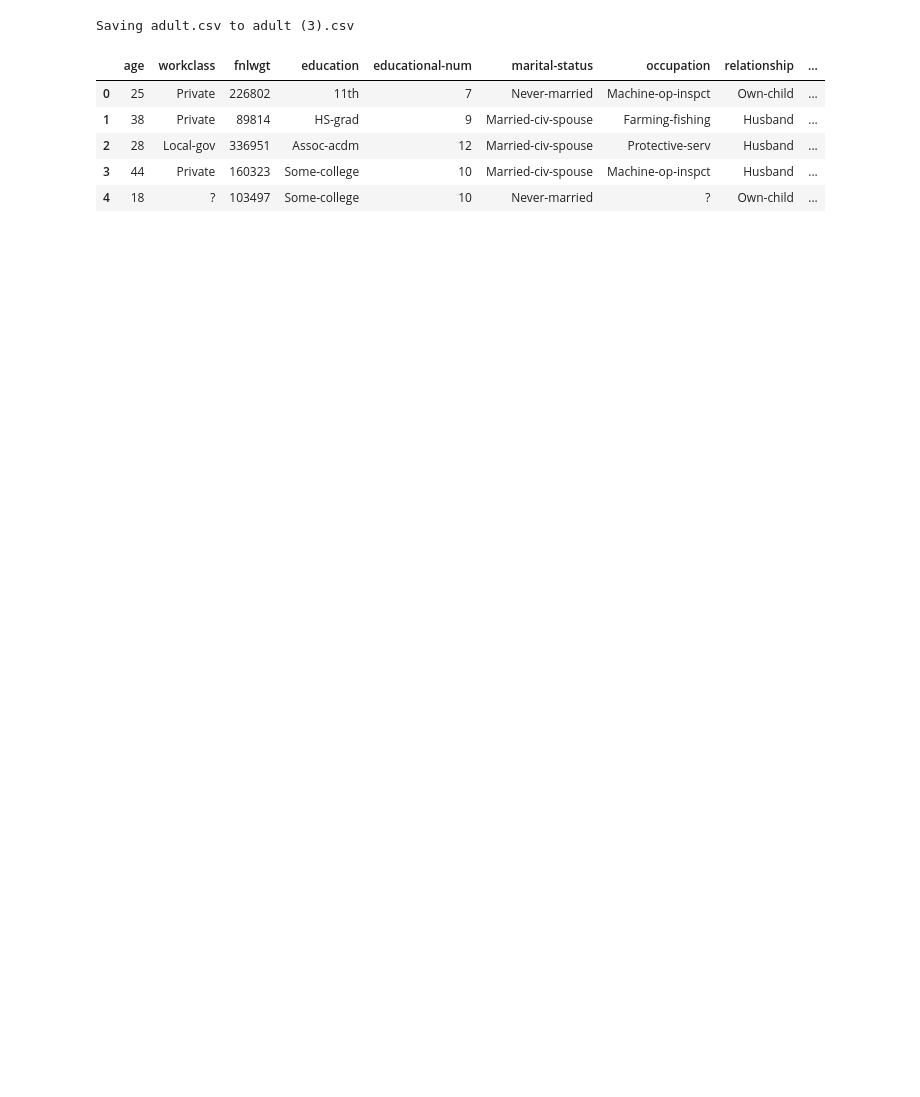
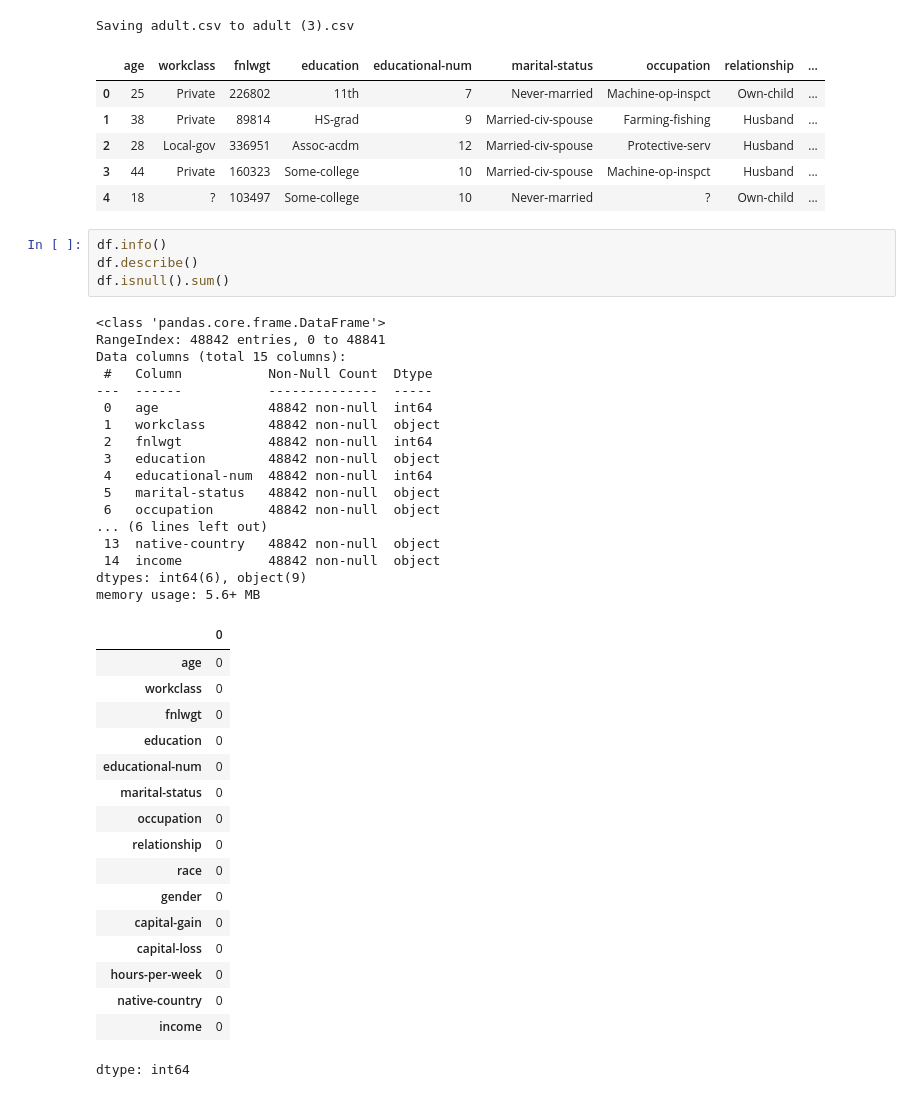
Before and after one commit to GabrielGuilDFS/Atividade_IA, a Jupyter notebook: Atividade_IA.ipynb, the cells around one changed output. Drawn from its saved outputs; the diff is of its cells as text; blank space fills up the shorter version.

```diff
--- a/Atividade_IA.ipynb
+++ b/Atividade_IA.ipynb
@@ -33,3 +33,42 @@ Saving adult.csv to adult (3).csv
 | 2 | 28 | Local-gov | 336951 | Assoc-acdm | 12 | Married-civ-spouse | Protective-serv | Husband | ... |
 | 3 | 44 | Private | 160323 | Some-college | 10 | Married-civ-spouse | Machine-op-inspct | Husband | ... |
 | 4 | 18 | ? | 103497 | Some-college | 10 | Never-married | ? | Own-child | ... |
+# %%
+df.info()
+df.describe()
+df.isnull().sum()
+# %% [output]
+<class 'pandas.core.frame.DataFrame'>
+RangeIndex: 48842 entries, 0 to 48841
+Data columns (total 15 columns):
+ #   Column           Non-Null Count  Dtype
+---  ------           --------------  -----
+ 0   age              48842 non-null  int64
+ 1   workclass        48842 non-null  object
+ 2   fnlwgt           48842 non-null  int64
+ 3   education        48842 non-null  object
+ 4   educational-num  48842 non-null  int64
+ 5   marital-status   48842 non-null  object
+ 6   occupation       48842 non-null  object
+... (6 lines left out)
+ 13  native-country   48842 non-null  object
+ 14  income           48842 non-null  object
+dtypes: int64(6), object(9)
+memory usage: 5.6+ MB
+|  | 0 |
+| age | 0 |
+| workclass | 0 |
+| fnlwgt | 0 |
+| education | 0 |
+| educational-num | 0 |
+| marital-status | 0 |
+| occupation | 0 |
+| relationship | 0 |
+| race | 0 |
+| gender | 0 |
+| capital-gain | 0 |
+| capital-loss | 0 |
+| hours-per-week | 0 |
+| native-country | 0 |
+| income | 0 |
+dtype: int64
```
